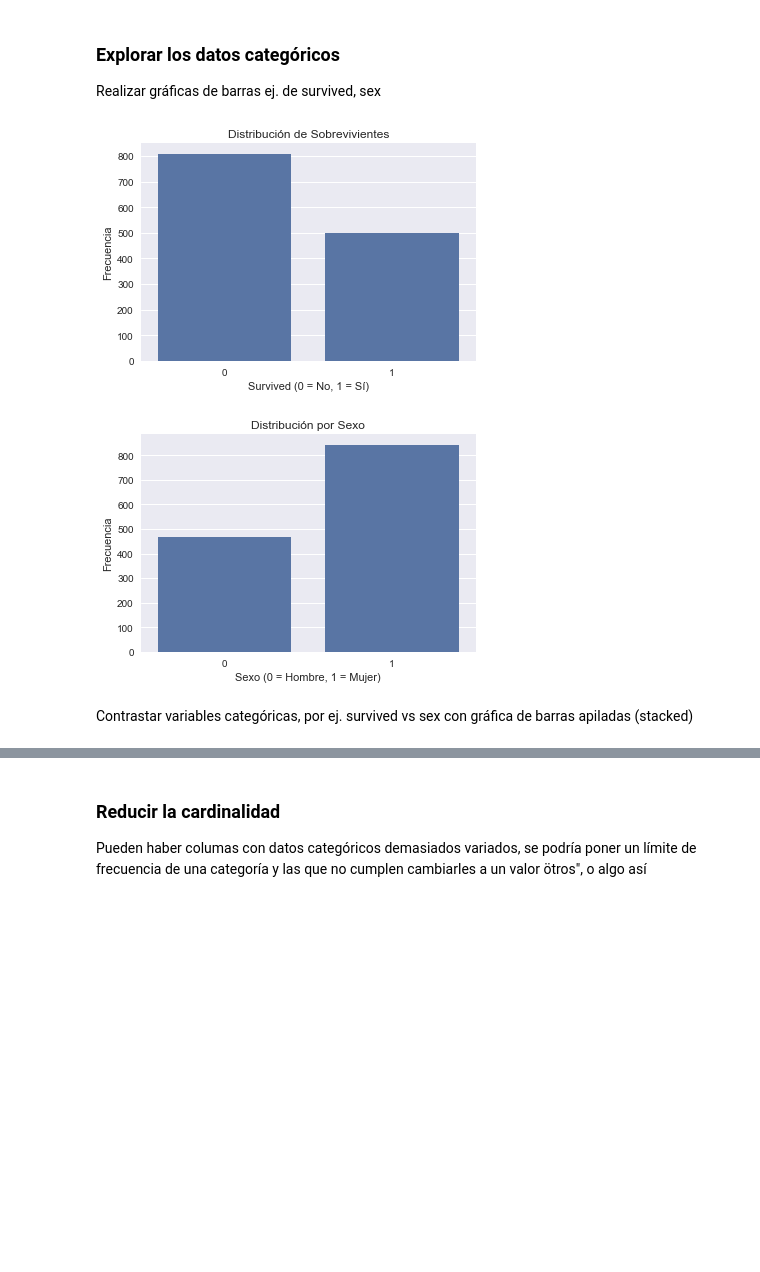
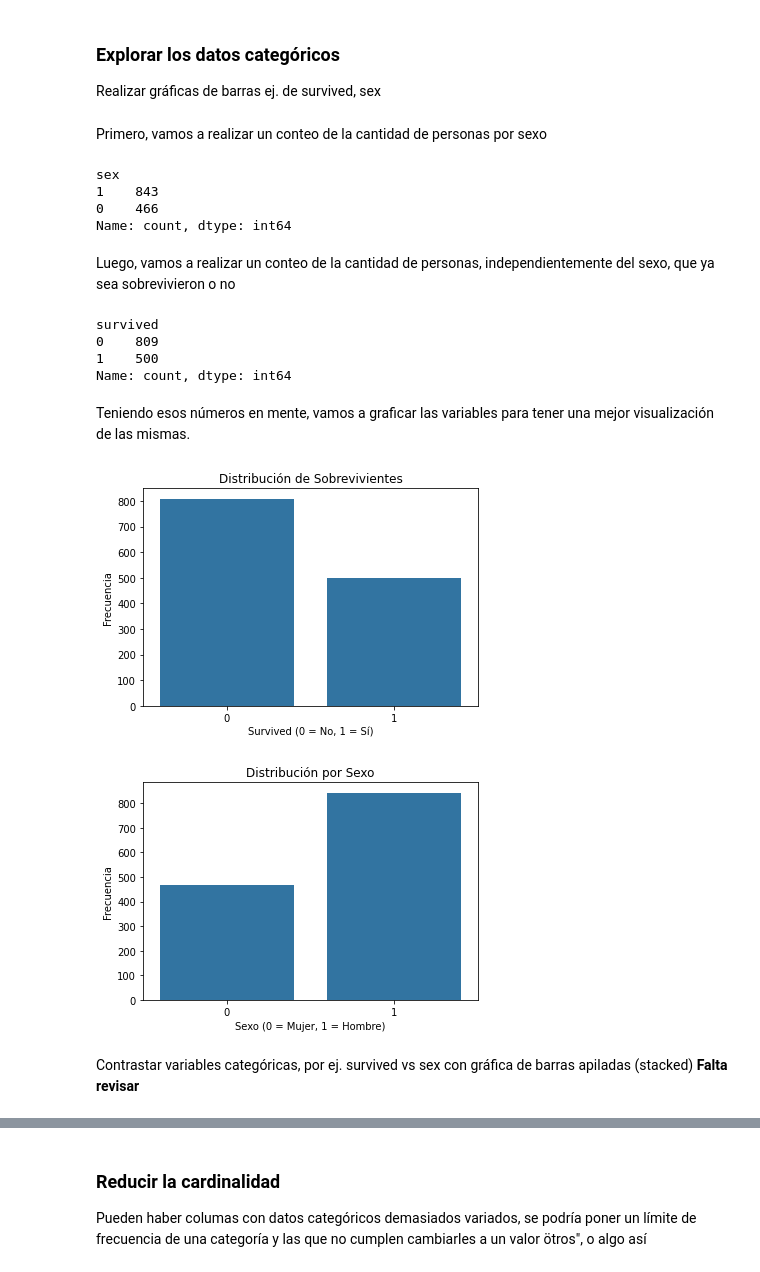
Before and after one commit to alee2602/HTD1-DM, a Jupyter notebook: 03-Vida_facil.ipynb, the cells around one changed output, grey strips where cells are left out. Drawn from its saved outputs; the diff is of its cells as text; code cells hidden in the pictures; blank space fills up the shorter version.

```diff
--- a/03-Vida_facil.ipynb
+++ b/03-Vida_facil.ipynb
@@ -290,27 +320,53 @@ for var in numeric_vars:
 ### Explorar los datos categóricos
 
 Realizar gráficas de barras ej. de survived, sex
+# %% [markdown]
+Primero, vamos a realizar un conteo de la cantidad de personas por sexo
+# %%
+conteo_sexo = datosnew["sex"].value_counts()
+
+# Mostrar la tabla de conteo
+print(conteo_sexo)
+# %% [output]
+sex
+1    843
+0    466
+Name: count, dtype: int64
+# %% [markdown]
+Luego, vamos a realizar un conteo de la cantidad de personas, independientemente del sexo, que ya sea sobrevivieron o no
+# %%
+conteo_survived = datosnew["survived"].value_counts()
+
+# Mostrar la tabla de conteo
+print(conteo_survived)
+# %% [output]
+survived
+0    809
+1    500
+Name: count, dtype: int64
+# %% [markdown]
+Teniendo esos números en mente, vamos a graficar las variables para tener una mejor visualización de las mismas.
 # %%
 # Gráfico de barras para 'survived'
 plt.figure(figsize=(6, 4))
 sns.countplot(x=datosnew['survived'])
 plt.title('Distribución de Sobrevivientes')
 plt.xlabel('Survived (0 = No, 1 = Sí)')
 plt.ylabel('Frecuencia')
 plt.show()
 
 # Gráfico de barras para 'sex'
 plt.figure(figsize=(6, 4))
 sns.countplot(x=datosnew['sex'])
 plt.title('Distribución por Sexo')
-plt.xlabel('Sexo (0 = Hombre, 1 = Mujer)')
+plt.xlabel('Sexo (0 = Mujer, 1 = Hombre)')
 plt.ylabel('Frecuencia')
 plt.show()
 # %% [output]
-[figure, old version]
+[figure, new version]
-[figure, old version]
+[figure, new version]
 # %% [markdown]
-Contrastar variables categóricas, por ej. survived vs sex con gráfica de barras apiladas (stacked)
+Contrastar variables categóricas, por ej. survived vs sex con gráfica de barras apiladas (stacked) **Falta revisar**
 # %%
 # Crear tabla cruzada de survived vs sex
 tabla = pd.crosstab(datos['sex'], datos['survived'], normalize='index')
```
Also changed, not shown: parts of 9 cells of this notebook.
